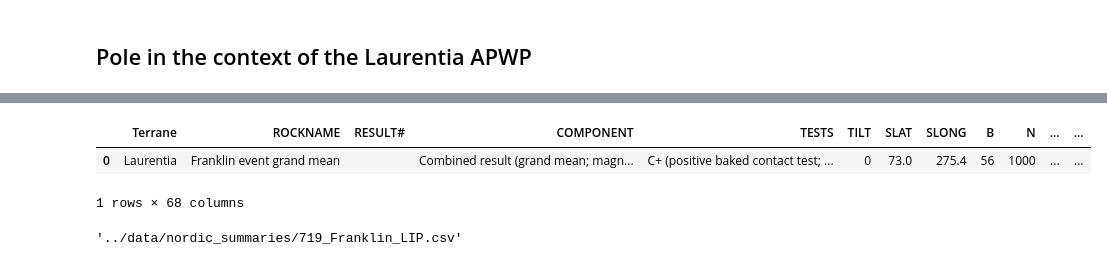
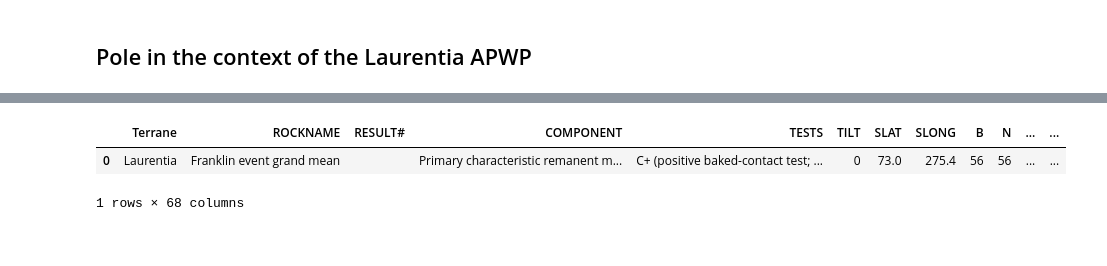
Before and after one commit to Swanson-Hysell-Group/2026_Laurentia_Precambrian_poles, a Jupyter notebook: pole_notebooks/719_Franklin_LIP.ipynb, the cells around one changed output, grey strips where cells are left out. Drawn from its saved outputs; the diff is of its cells as text; code cells hidden in the pictures.

```diff
--- a/pole_notebooks/719_Franklin_LIP.ipynb
+++ b/pole_notebooks/719_Franklin_LIP.ipynb
@@ -125,0 +41,13 @@ plt.show()
+# %%
+franklin = pd.read_csv('../data/719_Franklin_LIP/Denyszyn2009.csv')
+# D+09can = site-filtered previous Canadian studies (exclude Denyszyn et al. 2009's own dykes)
+d09can = franklin[~franklin['reference'].str.startswith('Denyszyn et al. 2009')].copy()
+d09can = d09can.drop(columns=['vgp_lat', 'vgp_lon']).rename(
+    columns={'vgp_lat_rotated': 'vgp_lat', 'vgp_lon_rotated': 'vgp_lon'})
+print(f'D+09can: {len(d09can)} site VGPs; polarity {d09can["polarity"].value_counts().to_dict()}')
+print('by source study:')
+print(d09can['reference'].value_counts().to_string())
+
+vgp_block, pole_mean = pt.compute_mean_pole(d09can, unify_polarity=True)
+ipmag.print_pole_mean(pole_mean)
+print('\nNordic compilation / paper D+09can target: 6.7 N / 162.1 E, A95 3.0, N = 56')
@@ -189,47 +230,39 @@ al. (2023) refines the age constraints.
 # %%
-# Hard-coded grand mean -> a one-row sites frame supplies the tilt flag and the
-# (synthetic) sample count expected by make_nordic_summary.
-sites_df = pd.DataFrame({'dir_tilt_correction': [0], 'dir_n_samples': [N_samples]})
+# the 56 D+09can VGPs serve as the "sites" (one VGP per site); B and N reflect them
+grand_sites = d09can.copy()
+grand_sites['dir_tilt_correction'] = 0
+grand_sites['dir_n_samples'] = 1
+study_lat, study_lon = 73.0, 275.4
+_, dir_mean = pt.compute_mean_direction_from_vgps(grand_sites, study_lon, study_lat, unify_polarity=True)
 
-Franklin_summary = pt.make_nordic_summary(
+franklin_summary = pt.make_nordic_summary(
     terrane='Laurentia',
     rockname='Franklin event grand mean',
-    sites=sites_df,
+    sites=grand_sites,
     dir_mean=dir_mean,
     pole_mean=pole_mean,
     study_lon=study_lon,
     study_lat=study_lat,
-    component_comment='Combined result (grand mean; magnetite / low-Ti titanomagnetite remanence)',
-    tests='C+ (positive baked contact test; Denyszyn et al., 2009)',
-    percent_reversed='MIXED',
+    component_comment='Primary characteristic remanent magnetization (magnetite); mixed polarity; Franklin D+09can grand mean of 56 previous-study Canada site VGPs',
+    tests='C+ (positive baked-contact test; Denyszyn et al., 2009)',
+    gpmdb_number='',
+    magic_id='',
+    percent_reversed=50,
     demag_code=4,
-    R1=1,
-    R2=1,
-    R3=1,
-    R4='C',
-    R5=1,
-    R6=1,
-    R7=1,
-    Grade='A',
-    nominal_age=719,
-    lomagage=718,
-    himagage=720,
-    REF_method='Grand-mean pole of Denyszyn et al. (2009) (D+09can; 6.7°N, 162.1°E, A95 3.0). Age updated to ca. 719 Ma from high-precision U-Pb CA-ID-TIMS zircon dates: main-pulse 719.86 ± 0.21 to 718.61 ± 0.30 Ma (Pu et al., 2022) corroborated by Dufour et al. (2023); synthesized by Macdonald & Swanson-Hysell (2023). Supersedes older baddeleyite ages (Heaman et al., 1992).',
+    R1=1, R2=1, R3=1, R4='C', R5=1, R6=1, R7=1, Grade='A',
+    nominal_age=719, lomagage=718, himagage=720,
+    REF_method='Six zircon 206Pb/238U dates 718.61 +/- 0.30 to 719.86 +/- 0.21 Ma record rapid emplacement of the Franklin LIP (Pu et al., 2022), superseding earlier baddeleyite dates.',
     POLE_AUTHORS='Denyszyn, S. W., Halls, H. C., Davis, D. W., & Evans, D. A. D.',
     YEAR=2009,
     JOURNAL='Canadian Journal of Earth Sciences',
-    VOLUME=46,
+    VOLUME='46',
     VPAGES='689-705',
-    TITLE='Paleomagnetism and U-Pb geochronology of Franklin dykes in High Arctic Canada and Greenland: a revised age and paleomagnetic pole constraining block rotations in the Nares Strait region',
-    COMMENT='Grand-mean pole hard-coded from Denyszyn et al. (2009) Table 3 (D+09can; B=56 site results, synthetic N=1000); not rebuilt from site level. Geochronology updated with Pu et al. (2022) and Dufour et al. (2023).'
+    TITLE='Paleomagnetism and U-Pb geochronology of Franklin dykes in High Arctic Canada and Greenland',
+    COMMENT='Reproduces the Nordic compilation Franklin value = Denyszyn et al. (2009) Table 3 "D+09can" pole: the site-filtered grand mean of previous Canadian Franklin studies (Victoria Island-Baffin), 56 site VGPs (28 normal + 28 reverse; Fahrig 1971, Fahrig+Schwarz 1973, Park 1974/1981, Palmer+Hayatsu 1975, Christie+Fahrig 1983, Palmer et al. 1983) from data/719_Franklin_LIP/Denyszyn2009.csv. Recreated 6.7N/162.1E, A95 3.0, N=56. The broader Canada+Greenland mean (D+09cg, 8.4N/163.8E, N=78) is not the adopted value. Mixed polarity (R6=1); positive baked-contact test (R4=C); zircon 206Pb/238U 718.6-719.9 Ma (Pu et al. 2022, R1=1). R=7, Grade A.'
 )
-Franklin_summary
+pt.save_nordic_summary(franklin_summary, '719_Franklin_LIP')
+franklin_summary
 # %% [output]
 |  | Terrane | ROCKNAME | RESULT# | COMPONENT | TESTS | TILT | SLAT | SLONG | B | N | ... | ... |
-| 0 | Laurentia | Franklin event grand mean |  | Combined result (grand mean; magn... | C+ (positive baked contact test; ... | 0 | 73.0 | 275.4 | 56 | 1000 | ... | ... |
+| 0 | Laurentia | Franklin event grand mean |  | Primary characteristic remanent m... | C+ (positive baked-contact test; ... | 0 | 73.0 | 275.4 | 56 | 56 | ... | ... |
 1 rows × 68 columns
-# %%
-# save the summary as a single-row CSV in data/nordic_summaries
-pt.save_nordic_summary(Franklin_summary, '719_Franklin_LIP')
-# %% [output]
-'../data/nordic_summaries/719_Franklin_LIP.csv'
```
Also changed, not shown: parts of 27 cells of this notebook, 6 other files.
